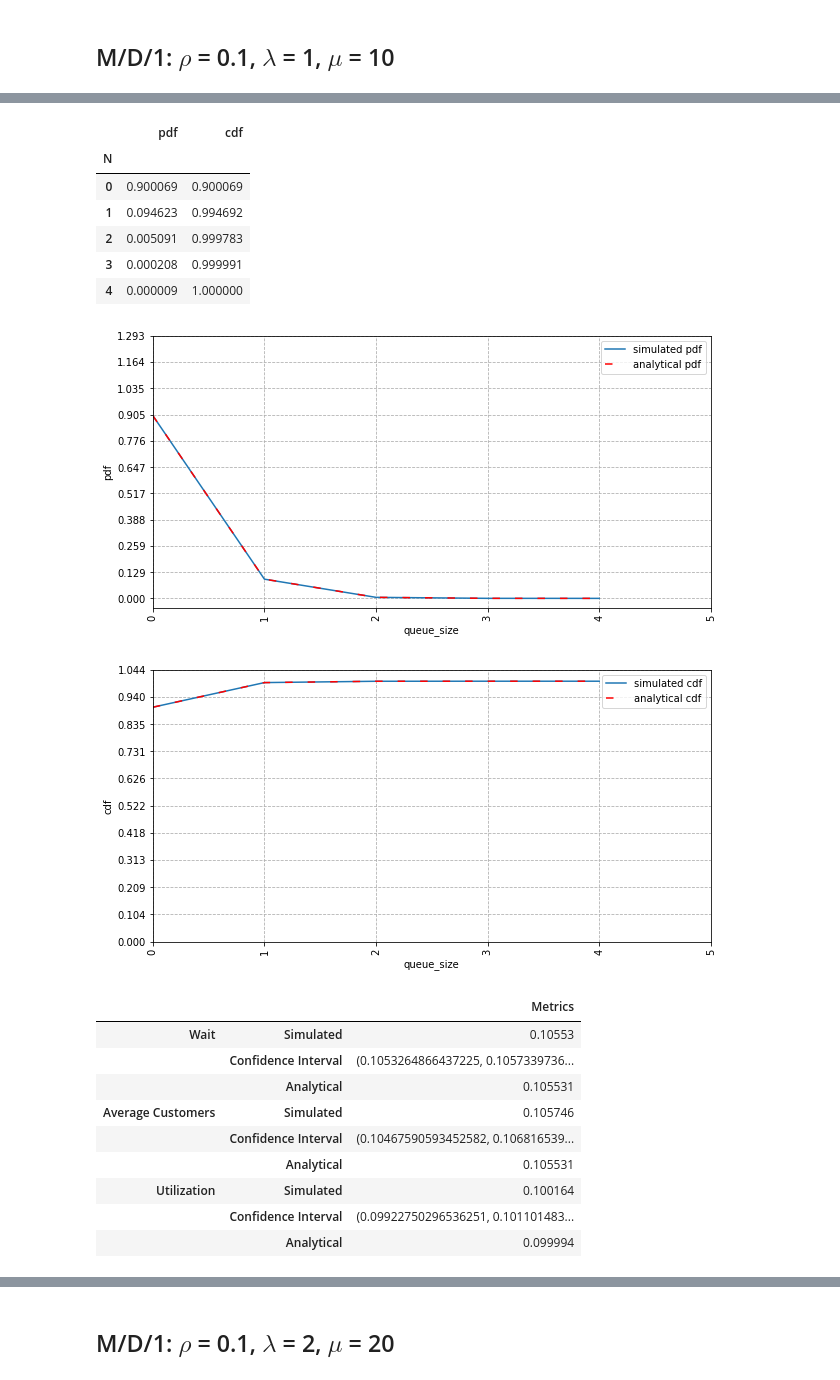
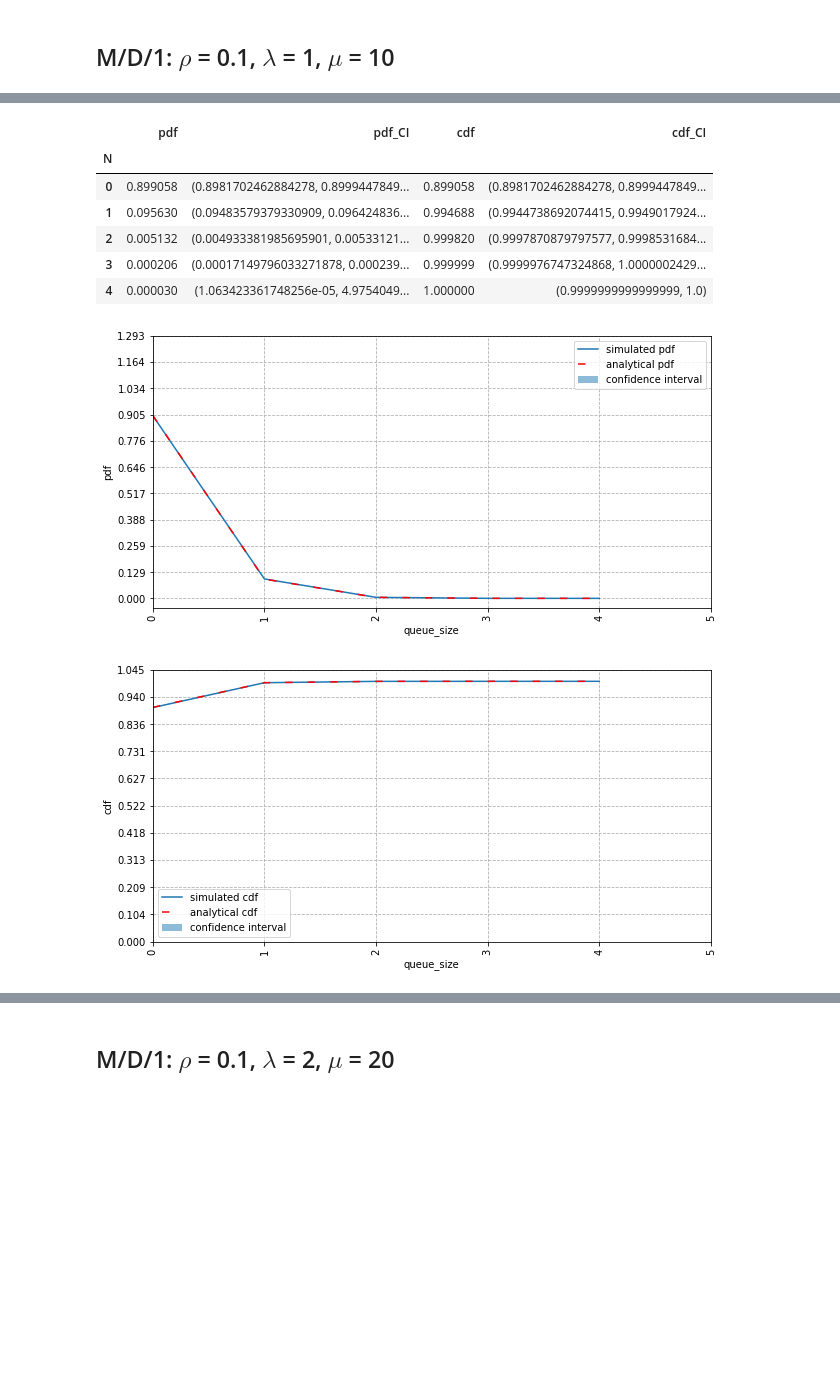
Before and after one commit to GabrielAureo/trab-final-AD-2021.2, a Jupyter notebook: md1.ipynb, the cells around one changed output, grey strips where cells are left out. Cells and saved outputs as stored; diff of their text form; code cells hidden in the pictures; blank space fills up the shorter version.

```diff
--- a/md1.ipynb
+++ b/md1.ipynb
@@ -26,28 +31,0 @@ NameError: name 'sim' is not defined
-# %%
-dist = customers_dist(sim)
-display(dist)
-plot_pdf(dist, sim.lamda, sim.mu, kind = 'd')
-plot_cdf(dist, sim.lamda, sim.mu, kind = 'd')
-# %% [output]
-|  | pdf | cdf |
-| N |  |  |
-| 0 | 0.900069 | 0.900069 |
-| 1 | 0.094623 | 0.994692 |
-| 2 | 0.005091 | 0.999783 |
-| 3 | 0.000208 | 0.999991 |
-| 4 | 0.000009 | 1.000000 |
-[figure, removed]
-[figure, removed]
-# %%
-metrics(sim)
-# %% [output]
-|  |  | Metrics |
-| Wait | Simulated | 0.10553 |
-|  | Confidence Interval | (0.1053264866437225, 0.1057339736... |
-|  | Analytical | 0.105531 |
-| Average Customers | Simulated | 0.105746 |
-|  | Confidence Interval | (0.10467590593452582, 0.106816539... |
-|  | Analytical | 0.105531 |
-| Utilization | Simulated | 0.100164 |
-|  | Confidence Interval | (0.09922750296536251, 0.101101483... |
-|  | Analytical | 0.099994 |
@@ -56,3 +32,15 @@ sim = queue_sim(lamda = 5, mu = 10, runs = 100, kind='d')
+# %%
+sim.plot_customers()
+# %% [output]
+|  | pdf | pdf_CI | cdf | cdf_CI |
+| N |  |  |  |  |
+| 0 | 0.899058 | (0.8981702462884278, 0.8999447849... | 0.899058 | (0.8981702462884278, 0.8999447849... |
+| 1 | 0.095630 | (0.09483579379330909, 0.096424836... | 0.994688 | (0.9944738692074415, 0.9949017924... |
+| 2 | 0.005132 | (0.004933381985695901, 0.00533121... | 0.999820 | (0.9997870879797577, 0.9998531684... |
+| 3 | 0.000206 | (0.00017149796033271878, 0.000239... | 0.999999 | (0.9999976747324868, 1.0000002429... |
+| 4 | 0.000030 | (1.063423361748256e-05, 4.9754049... | 1.000000 | (0.9999999999999999, 1.0) |
+[figure, added]
+[figure, added]
 # %%
 metrics(sim)
 # %% [output]
```
Also changed, not shown: parts of 11 cells of this notebook, 5 other files.
